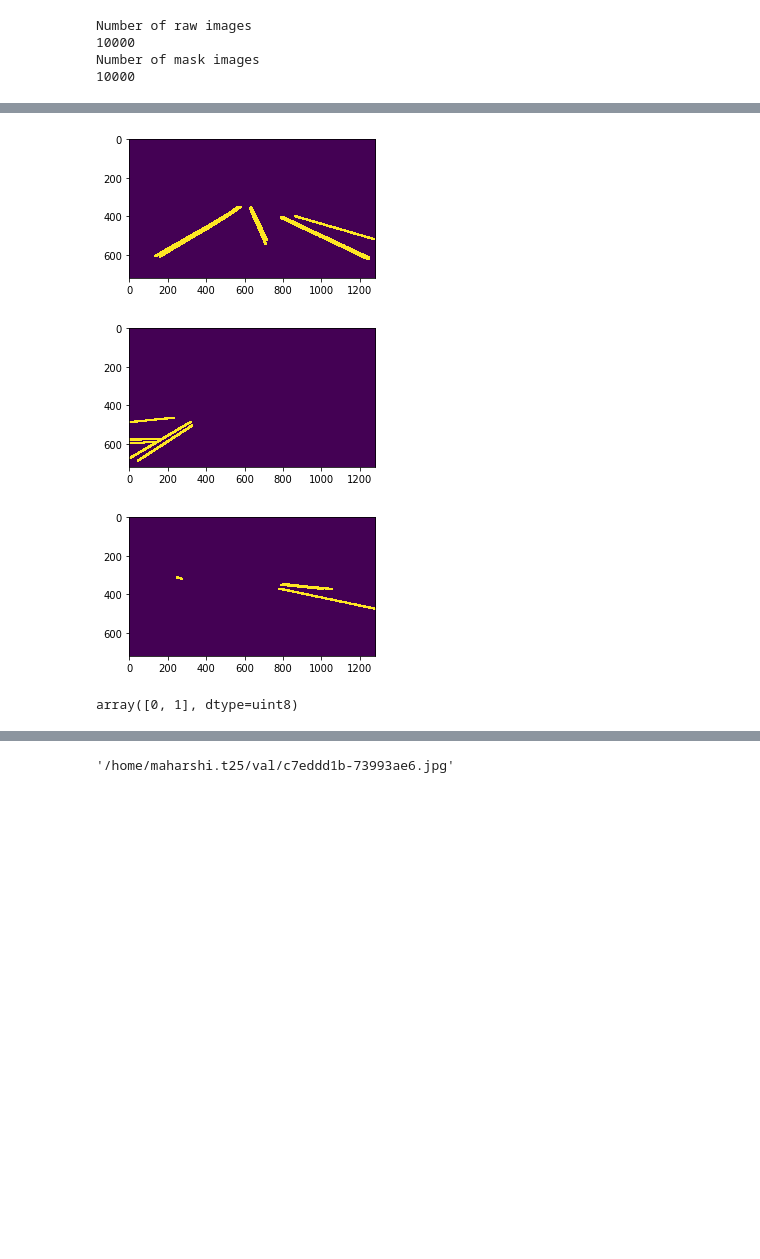
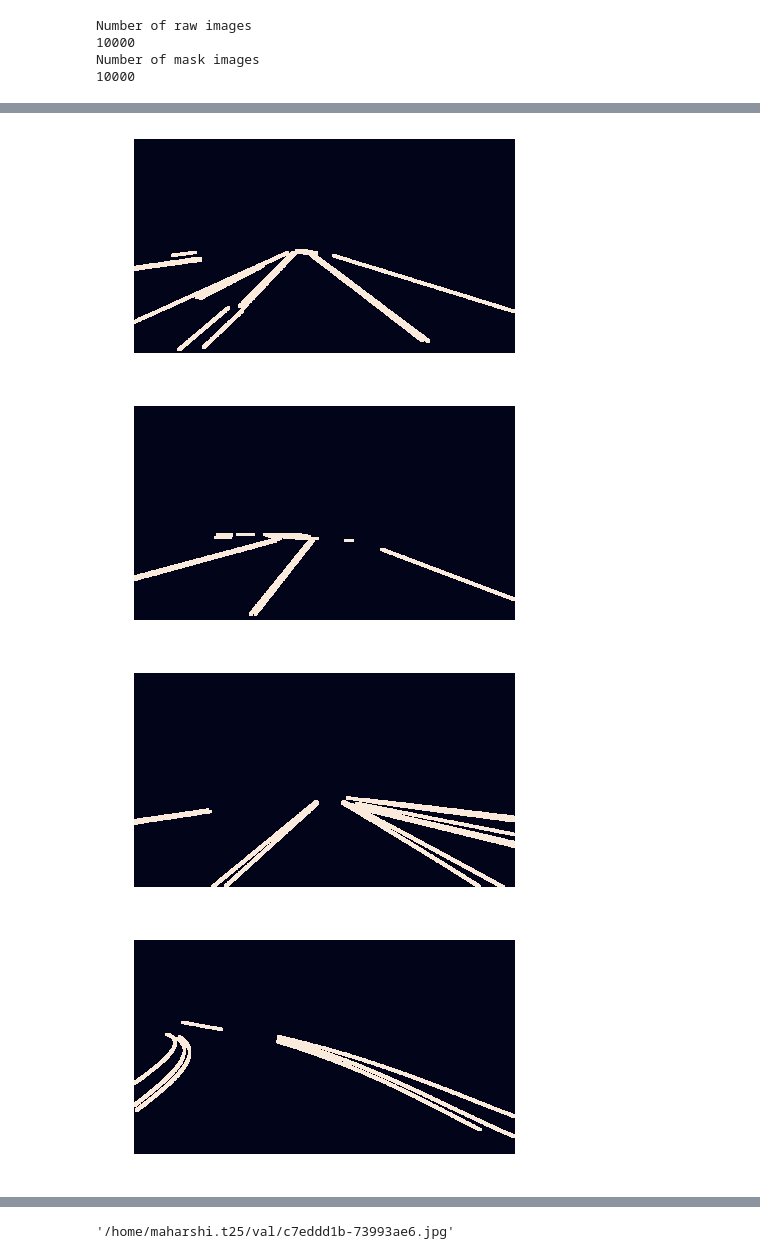
Before and after one commit to trived76/ECE1512-Homework3-LaneDetection, a Jupyter notebook: Lane_Detection.ipynb, the cells around one changed output, grey strips where cells are left out. Saved outputs shown, nothing was run; the diff lists cells and outputs as text; code cells hidden in the pictures; blank space fills up the shorter version.

Commit message:
Lane Detection Final

```diff
--- a/Lane_Detection.ipynb
+++ b/Lane_Detection.ipynb
@@ -263,27 +368,37 @@ plt.show()
 # %%
-plt.figure(figsize=(15, 6))
+# 1st mask - Lane (or foreground)
 
-plt.subplot(1,3,1)
-img=cv2.imread(jpg_val[0])[:,:,0]
+str1='/jet/prs/workspace/Maharshi_Assignment3/Maharshi_Data/Mask_data/'
+str3='.png'
+plt.figure(figsize=(15, 15))
+plt.subplot(2,2,1)
+img=cv2.imread(str1+'b1c66a42-6f7d68ca.jpg'+str3)[:,:,0]
 plt.imshow(img)
+plt.axis('off')
 plt.show()
 
-plt.figure(figsize=(15, 6))
-plt.subplot(1,3,2)
-img=cv2.imread(jpg_val[120])[:,:,0]
+plt.figure(figsize=(15, 15))
+plt.subplot(2,2,2)
+img=cv2.imread(str1+'b1cd1e94-26dd524f.jpg'+str3)[:,:,0]
 plt.imshow(img)
+plt.axis('off')
 plt.show()
 
-plt.figure(figsize=(15, 6))
-plt.subplot(1,3,3)
-img=cv2.imread(jpg_val[9000])[:,:,0]
+plt.figure(figsize=(15, 15))
+plt.subplot(2,2,3)
+img=cv2.imread(str1+'b1d0091f-75824d0d.jpg'+str3)[:,:,0]
 plt.imshow(img)
+plt.axis('off')
 plt.show()
+
+plt.figure(figsize=(15, 15))
+plt.subplot(2,2,3)
+img=cv2.imread(str1+'b6b0d831-7abd7933.jpg'+str3)[:,:,0]
+plt.imshow(img)
+plt.axis('off')
+plt.show()
 # %% [output]
-[figure, old version]
+[figure, new version]
-[figure, old version]
+[figure, new version]
-[figure, old version]
+[figure, new version]
+[figure, added]
-# %%
-np.unique(img)
-# %% [output]
-array([0, 1], dtype=uint8)
```
Also changed, not shown: parts of 173 cells of this notebook.
